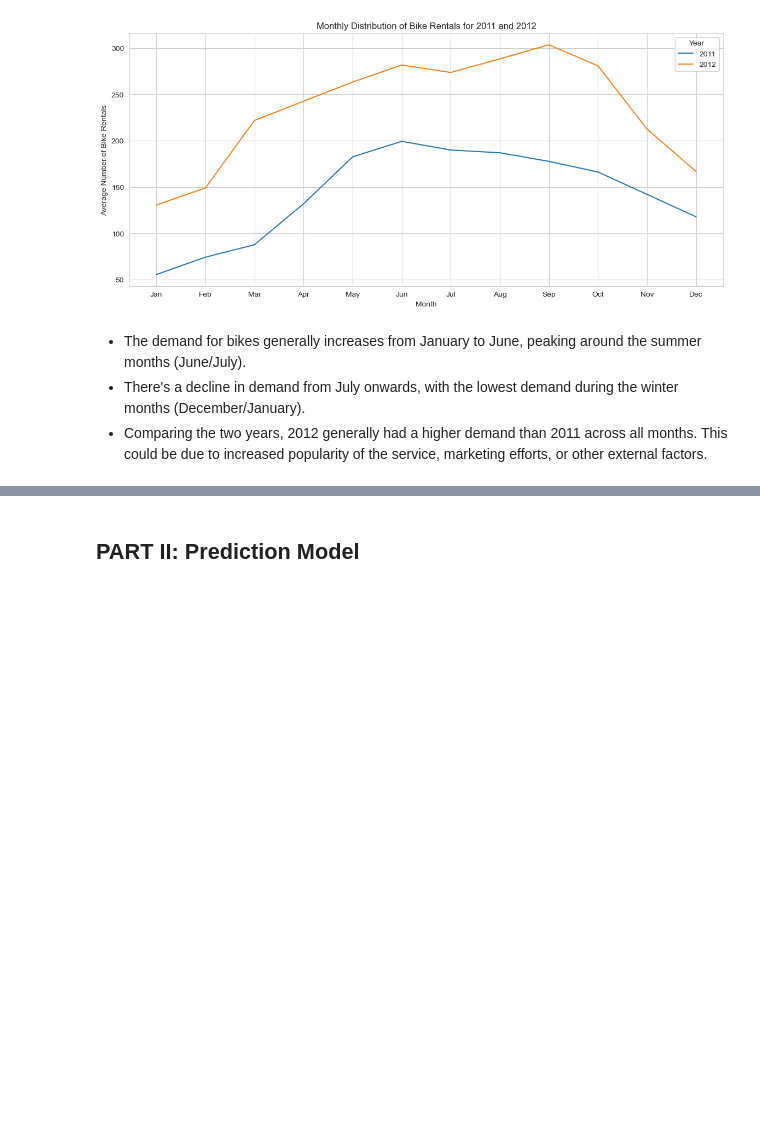
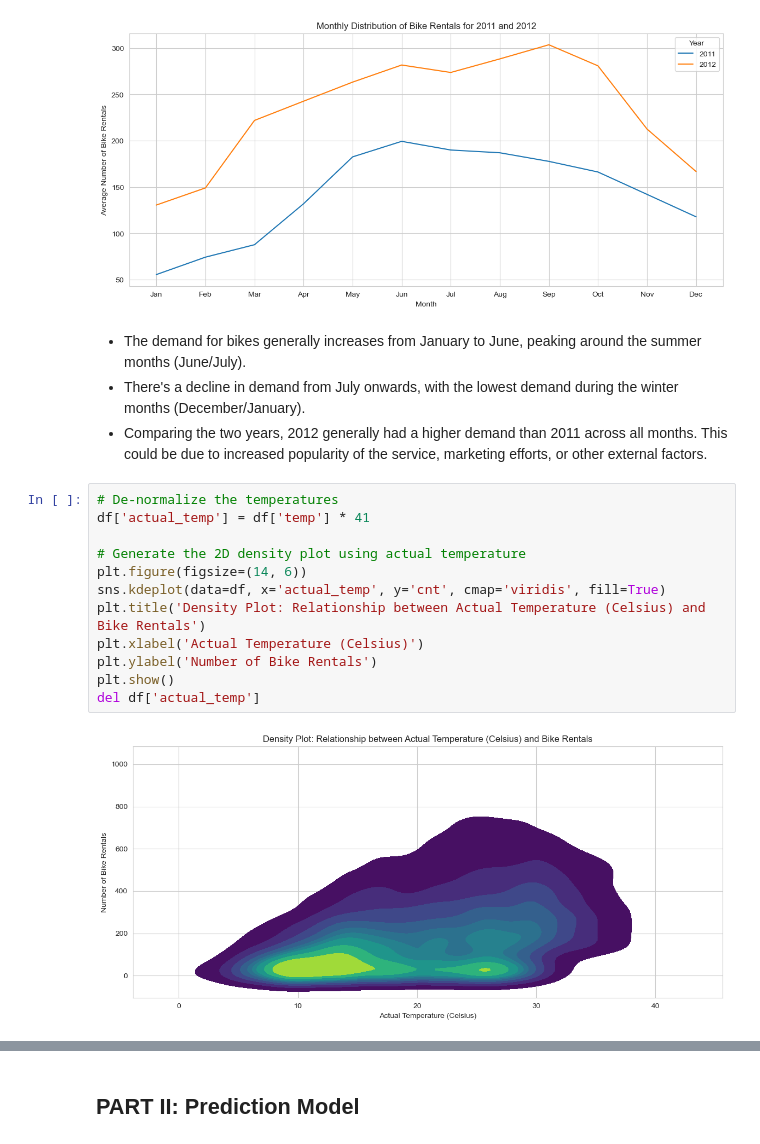
Before and after one commit to gor2000/PYTHON_II_GP, a Jupyter notebook: Group5_Notebook_Assignment2.ipynb, the cells around one changed output, grey strips where cells are left out. Drawn from its saved outputs; the diff is of its cells as text; blank space fills up the shorter version.

```diff
--- a/Group5_Notebook_Assignment2.ipynb
+++ b/Group5_Notebook_Assignment2.ipynb
@@ -130,3 +130,17 @@ plt.show()
 * The demand for bikes generally increases from January to June, peaking around the summer months (June/July).
 * There's a decline in demand from July onwards, with the lowest demand during the winter months (December/January).
 * Comparing the two years, 2012 generally had a higher demand than 2011 across all months. This could be due to increased popularity of the service, marketing efforts, or other external factors.
+# %%
+# De-normalize the temperatures
+df['actual_temp'] = df['temp'] * 41
+
+# Generate the 2D density plot using actual temperature
+plt.figure(figsize=(14, 6))
+sns.kdeplot(data=df, x='actual_temp', y='cnt', cmap='viridis', fill=True)
+plt.title('Density Plot: Relationship between Actual Temperature (Celsius) and Bike Rentals')
+plt.xlabel('Actual Temperature (Celsius)')
+plt.ylabel('Number of Bike Rentals')
+plt.show()
+del df['actual_temp']
+# %% [output]
+[figure, added]
```
Also changed, not shown: parts of 1 cell of this notebook.
